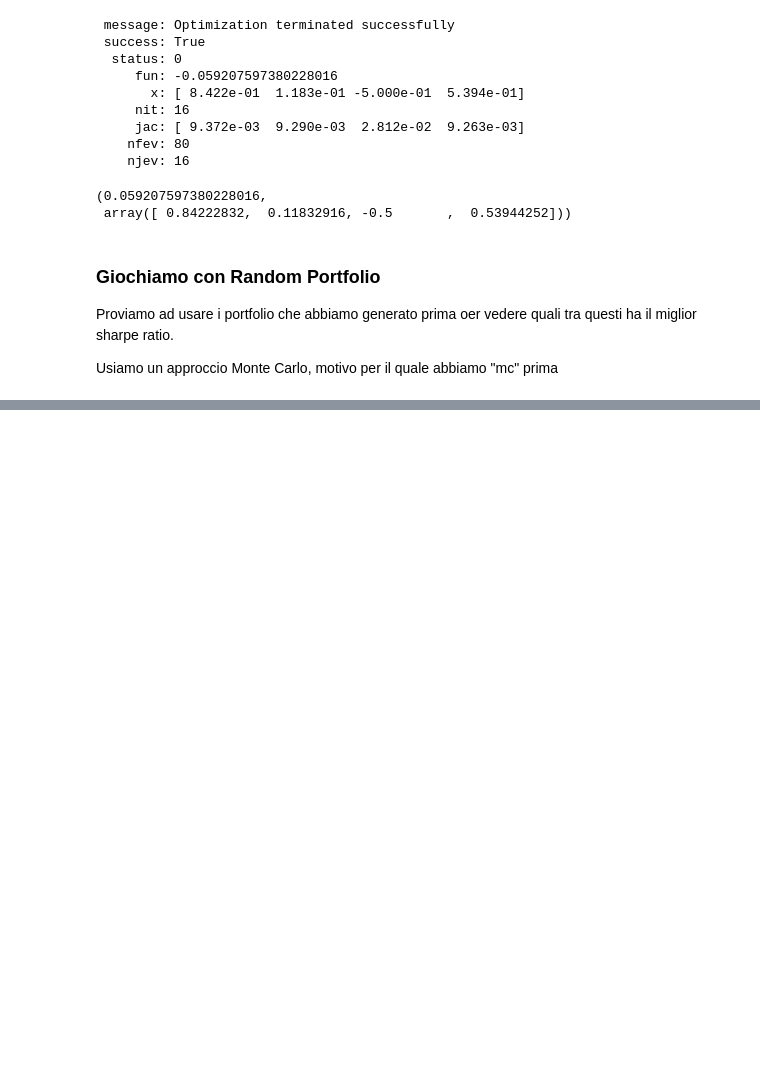
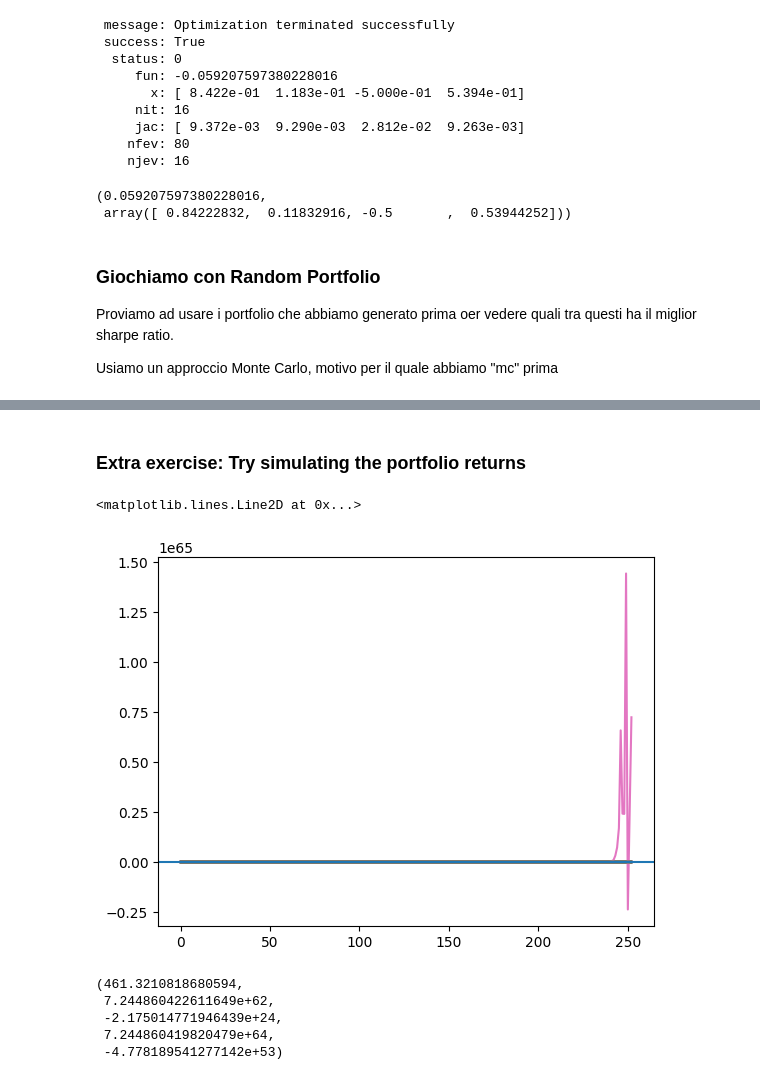
Before and after one commit to emiliocimino/financialengineering, a Jupyter notebook: 3 - Portfolio Optimization/Portfolio Optimization.ipynb, the cells around one changed output, grey strips where cells are left out. Cells and saved outputs as stored; diff of their text form; code cells hidden in the pictures; blank space fills up the shorter version.

Commit message:
3-4 start 5
Fine Cap 3
Fine Cap 4
Inizio RL

```diff
--- a/3 - Portfolio Optimization/Portfolio Optimization.ipynb
+++ b/3 - Portfolio Optimization/Portfolio Optimization.ipynb
@@ -479,0 +508,27 @@ plt.title("Markowitz Bullet with Efficient Frontier and Optimized Sharpe Ratio")
+# %% [markdown]
+### Extra exercise: Try simulating the portfolio returns
+# %%
+# Using normal distribution for ease
+from scipy.stats import norm, t
+
+N = 100
+starting_price = close_prices.iloc[0]
+starting_price = mc_best_w.dot(starting_price)
+
+simulation_ends = []
+
+for _ in range(100):
+    cur_prices = [starting_price]
+    for _ in range(252):
+        # x2= sharpe ratio std, y2= sharpe ratio ret
+        exercise_ret = t.rvs(df=2, loc=y2, scale=x2)
+        #print(exercise_ret)
+        new_price = cur_prices[-1]*(1 + exercise_ret)
+        cur_prices.append(new_price)
+    plt.plot(cur_prices)
+    simulation_ends.append(new_price)
+
+plt.axhline(starting_price)
+# %% [output]
+<matplotlib.lines.Line2D at 0x...>
+[figure, added]
@@ -479,0 +538,8 @@ plt.title("Markowitz Bullet with Efficient Frontier and Optimized Sharpe Ratio")
+# %%
+starting_price, np.mean(simulation_ends), np.median(simulation_ends), np.max(simulation_ends), np.min(simulation_ends)
+# %% [output]
+(461.3210818680594,
+ 7.244860422611649e+62,
+ -2.175014771946439e+24,
+ 7.244860419820479e+64,
+ -4.778189541277142e+53)
```
Also changed, not shown: parts of 8 cells of this notebook, 7 other files.
